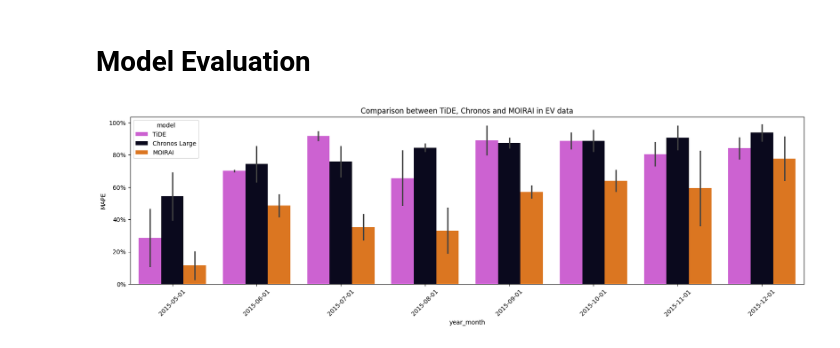
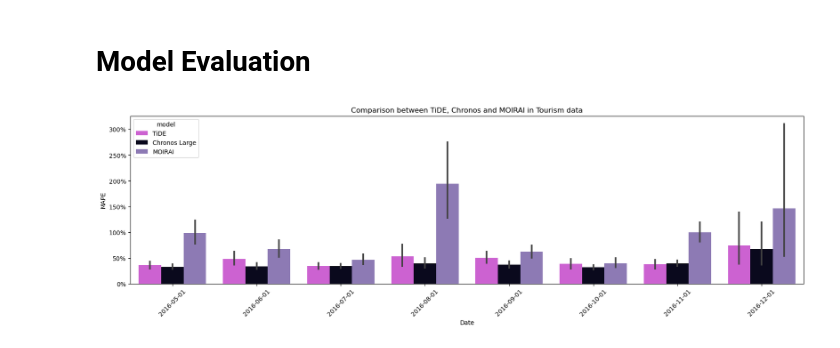
Before and after one commit to zaai-ai/lab, a Jupyter notebook: forecasting/MOIRAI/moirai.ipynb, the cells around one changed output. Drawn from its saved outputs; the diff is of its cells as text; code cells hidden in the pictures.

```diff
--- a/forecasting/MOIRAI/moirai.ipynb
+++ b/forecasting/MOIRAI/moirai.ipynb
@@ -9,16 +9,17 @@ import numpy as np
 import utils
 
 from gluonts.dataset.pandas import PandasDataset
+from gluonts.dataset.split import split
 from huggingface_hub import hf_hub_download
 
+from uni2ts.eval_util.plot import plot_single
 from uni2ts.model.moirai import MoiraiForecast
 
 
-TIME_COL = "year_month"
-TARGET = "sales"
-DYNAMIC_COV = ["Consumer_price_index", 'Consumer_confidence_index', 'Producer_price_index',
-               'Fuel_retail_price', 'Vehicle_price', 'Baidu_data', 'month_1',
-               'month_2', 'month_3', 'month_4', 'month_5', 'month_6', 'month_7',
-               'month_8', 'month_9', 'month_10', 'month_11', 'month_12']
+TIME_COL = "Date"
+TARGET = "visits"
+STATIC_COV = ["static_1", "static_2", "static_3", "static_4"]
+DYNAMIC_COV = ['CPI', 'Inflation_Rate', 'GDP']
+SEAS_COV=['month_1', 'month_2', 'month_3', 'month_4', 'month_5', 'month_6', 'month_7','month_8', 'month_9', 'month_10', 'month_11', 'month_12']
 FORECAST_HORIZON = 8 # months
 FREQ = "M"
@@ -29,13 +27,13 @@ The autoreload extension is already loaded. To reload it, use:
 # Load Data
 # %%
 # load data and exogenous features
-df = pd.read_csv('input_data_and_results/data.csv', parse_dates=[TIME_COL])
+df = pd.read_csv('data/data.csv', parse_dates=['Date']).drop(columns=['Year', 'Month']).set_index('Date')
+df = utils.preprocess_dataset(df, DYNAMIC_COV, TIME_COL, TARGET)
 
 # one hot encode month
 df['month'] = df[TIME_COL].dt.month
 df = pd.get_dummies(df, columns=['month'], dtype=int)
 
-print(f"Distinct number of time series: {len(df['Car_category'].unique())}")
-print(f"Months: {len(df['year_month'].unique())}")
+print(f"Distinct number of time series: {len(df['unique_id'].unique())}")
 df.head()
 # %% [output]
@@ -108,16 +113,19 @@ for ts in test['Car_category'].unique():
 # %% [markdown]
 # Model Evaluation
 # %%
-# load the forecast from TiDE, Chronos and MOIRAI
-tide_model_df = pd.read_csv('input_data_and_results/tide.csv', parse_dates=[TIME_COL])
-chronos_large_df = pd.read_csv('input_data_and_results/chronos_large.csv', parse_dates=[TIME_COL])
-moirai_df = pd.read_csv('input_data_and_results/moirai.csv', parse_dates=[TIME_COL])
+# load the forecast from our current model in production
+tide_model_df = pd.read_csv('data/tide.csv', parse_dates=[TIME_COL])
+chronos_large_df = pd.read_csv('data/chronos_large.csv', parse_dates=[TIME_COL])
+moirai_df = pd.read_csv('data/moirai.csv', parse_dates=[TIME_COL])
 
 # merge data frames with forecast and actuals
-model_eval_df = pd.merge(test[['Car_category', TIME_COL, TARGET]], tide_model_df[['Car_category', TIME_COL, 'TiDE']], on=['Car_category', TIME_COL], how='inner')
-model_eval_df = pd.merge(model_eval_df, chronos_large_df[['Car_category', TIME_COL, 'Chronos Large']], on=['Car_category', TIME_COL], how='inner')
-model_eval_df = pd.merge(model_eval_df, moirai_df[['Car_category', TIME_COL, 'MOIRAI']], on=['Car_category', TIME_COL], how='inner')
+model_eval_df = pd.merge(test[['unique_id', TIME_COL, TARGET]], tide_model_df[['unique_id', TIME_COL, 'TiDE']], on=['unique_id', TIME_COL], how='inner')
+model_eval_df = pd.merge(model_eval_df, chronos_large_df[['unique_id', TIME_COL, 'Chronos Large']], on=['unique_id', TIME_COL], how='inner')
+model_eval_df = pd.merge(model_eval_df, moirai_df[['unique_id', TIME_COL, 'MOIRAI']], on=['unique_id', TIME_COL], how='inner')
 
-utils.plot_model_comparison(model_eval_df)
+# check performance for top 100 series
+top_100 = df.groupby(['unique_id']).agg({TARGET: 'sum'}).reset_index().sort_values(by=TARGET, ascending=False).head(100)
+
+utils.plot_model_comparison(model_eval_df[model_eval_df['unique_id'].isin(top_100['unique_id'])])
 # %% [output]
-[figure, old version]
+[figure, new version]
```
Also changed, not shown: parts of 7 cells of this notebook, 5 other files.
